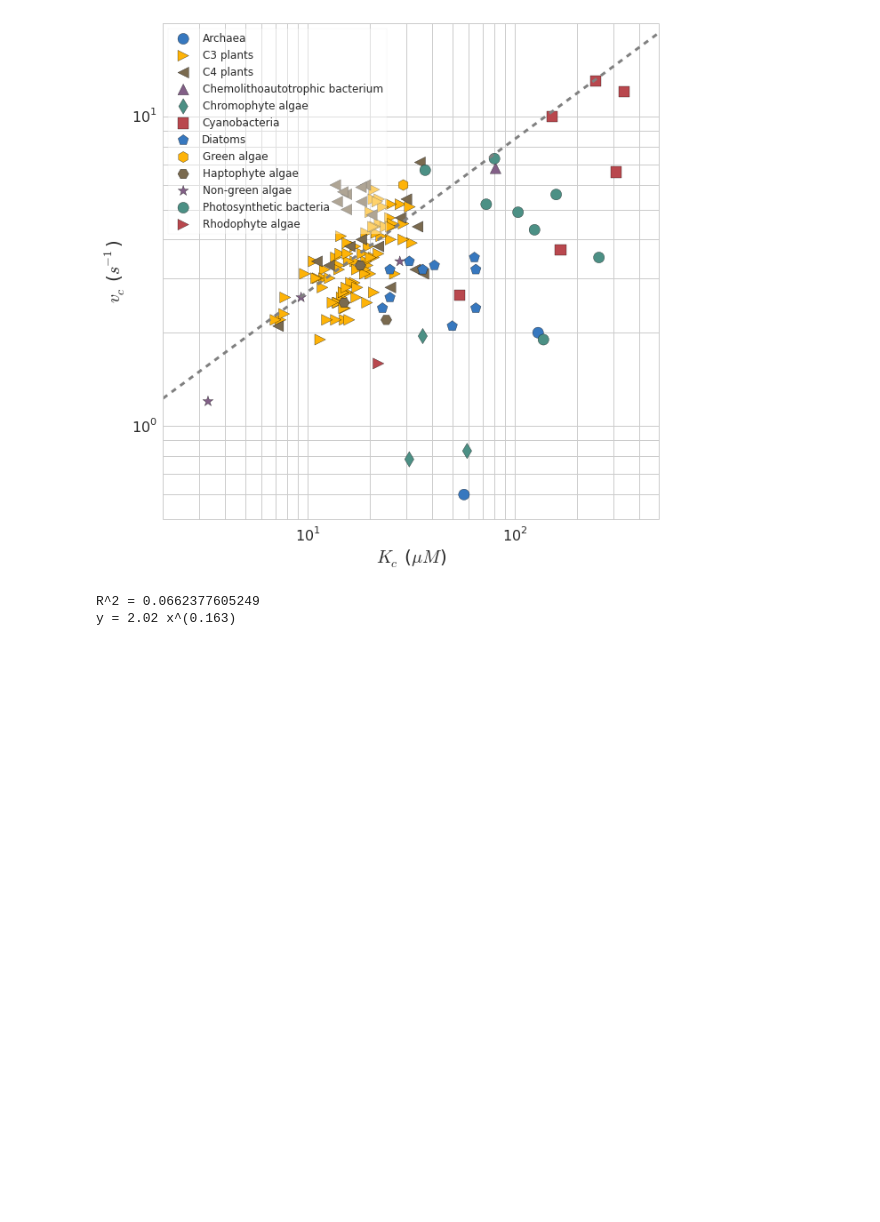
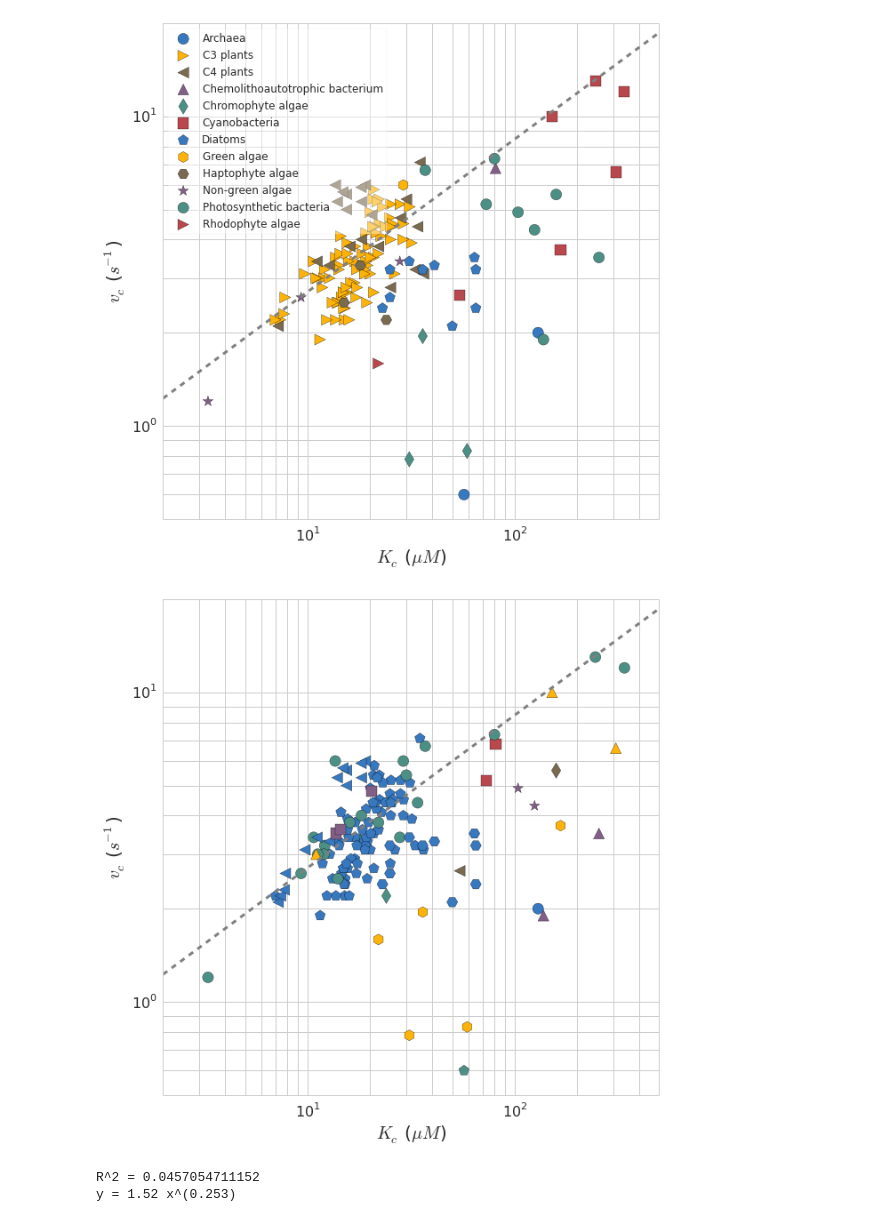
Before and after one commit to flamholz/rubisco, a Jupyter notebook: notebooks/Figure2-3 Basic Correlations.ipynb, the cells around one changed output. Saved outputs shown, nothing was run; the diff lists cells and outputs as text; code cells hidden in the pictures; blank space fills up the shorter version.

```diff
--- a/notebooks/Figure2-3 Basic Correlations.ipynb
+++ b/notebooks/Figure2-3 Basic Correlations.ipynb
@@ -262,18 +243,60 @@ plt.xlim(2, 5e2)
 plt.show()
 # %% [output]
 [figure]
+# %%
+# Kc vs. Vc - show new data by reference to see if there is some lab-lab variation.
+figure = plt.figure(figsize=(10,10))
+seaborn.set_style('whitegrid')
+
+plt.xscale('log')
+plt.yscale('log')
+
+grouped_ref = wt_only_df.groupby('short_ref')
+
+for i, (group, gdf) in enumerate(grouped_ref):
+    marker = markers[i % len(markers)]
+    # Hack here: since scatter accepts a list of colors, a tuple color specification won't work since it
+    # can be confused with a list. So I convert to hex for clarity.
+    c = matplotlib.colors.rgb2hex(named_colors[i % len(named_colors)])
+
+    # Need to mask in this case because there are NaNs among the data.
+    mask = ~ np.isnan(gdf.Kc) & ~ np.isnan(gdf.Vc)
+    masked = gdf[mask]
+    plt.scatter(masked.Kc, masked.Vc, label=group, s=150, c=c, marker=marker)
+
+# Savir 2010 says Kc = 1.32 * Vc^2.03
+# Therefore Vc = (Kc/1.32)^(1/2.03)
+xs = np.arange(2, 1000, 5)
+projected_Vcs = np.power(xs/1.32, 1.0/2.03)
+plt.plot(xs, projected_Vcs, ls='--', c='grey', lw=3)
+
+# Omitting legend because it hides a lot of data here (many refs)
+#leg = plt.legend(loc=2, fontsize=12, frameon=True)
+#leg.get_frame().set_alpha(0.4)
+
+plt.xlabel('$K_c$ ($\mu M$)', fontsize=20)
+plt.ylabel('$v_c$ ($s^{-1}$)', fontsize=20)
+plt.xticks(fontsize=16)
+plt.yticks(fontsize=16)
+
+plt.ylim(5e-1, 20)
+plt.xlim(2, 5e2)
+
+plt.show()
+# %% [output]
+[figure, added]
 # %%
 # KC vs. VC correlation over entire dataset
 KCs = np.log(wt_only_df.Kc)
 vCs = np.log(wt_only_df.Vc)
 
-exponent, prefactor, r2, p_val, stderr = fit_power_law(KCs, vCs)
+exponent, prefactor, r2 = power_laws.fit_power_law_tls(KCs, vCs)
 
 print 'R^2 =', r2
 print 'y = %.3g x^(%.3f)' % (prefactor, exponent)
 # %% [output]
-R^2 = 0.0662377605249
-y = 2.02 x^(0.163)
+R^2 = 0.0457054711152
+y = 1.52 x^(0.253)
 # %%
 # KC vs. VC correlation for FIs only
 FIs = wt_only_df[wt_only_df.form_text == 'I']
```
Also changed, not shown: parts of 8 cells of this notebook, 4 other files.
